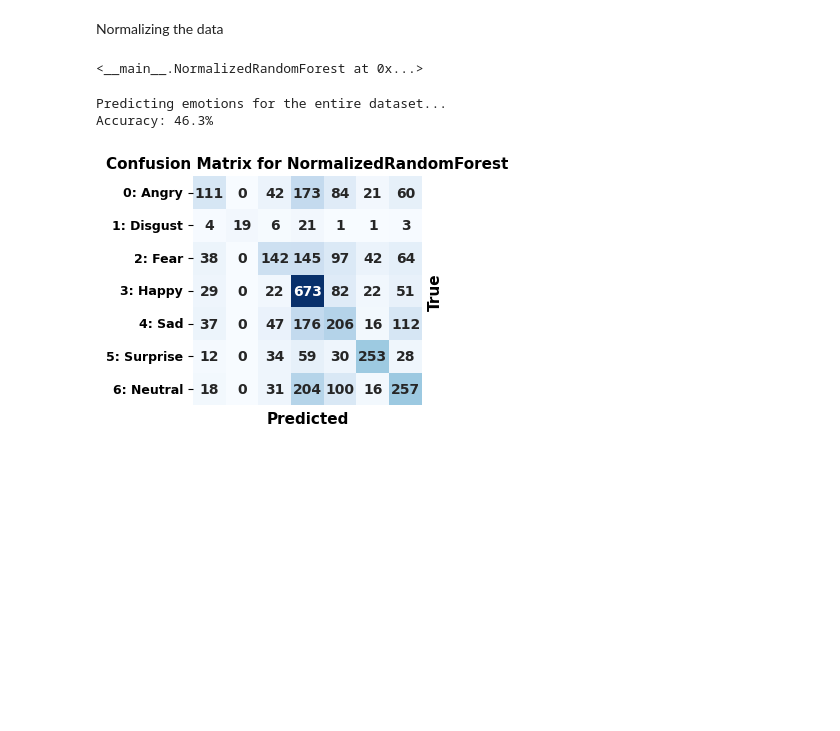
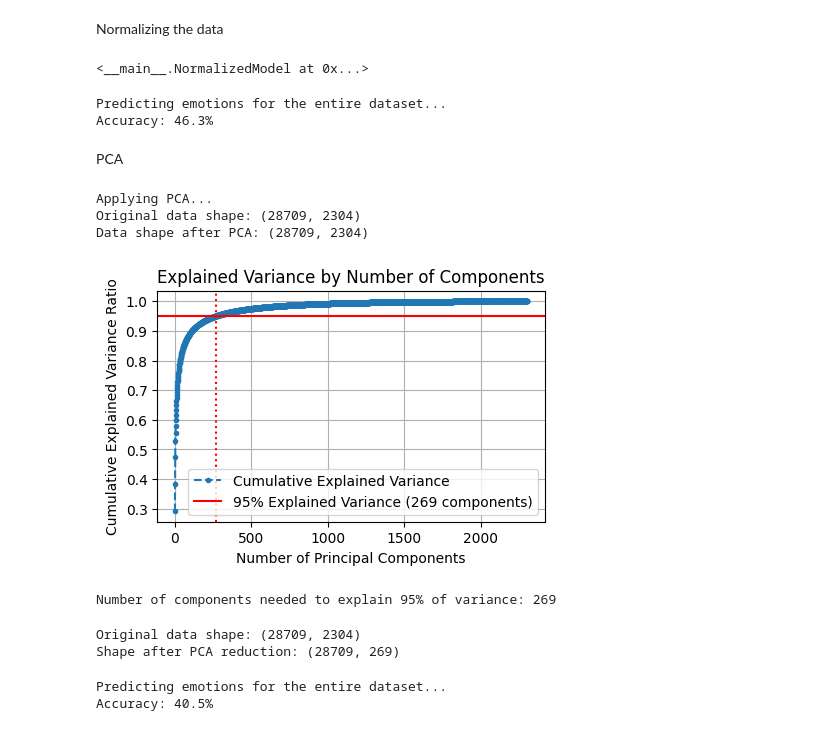
Before and after one commit to Pabloherreroo/Facial-Expression-Recognition_UsingML, a Jupyter notebook: group40_emotion_recognition.ipynb, the cells around one changed output. Cells and saved outputs as stored; diff of their text form; code cells hidden in the pictures; blank space fills up the shorter version.

Commit message:
Added PCA pipeline

```diff
--- a/group40_emotion_recognition.ipynb
+++ b/group40_emotion_recognition.ipynb
@@ -455 +469,58 @@ scaler, X_train_scaled = normalize_data(X_train)
+# %%
+normalized_rf = NormalizedModel(scaler=scaler, model=rf_model)
+
+normalized_rf.fit(X_train, y_train)
+# %% [output]
+<__main__.NormalizedModel at 0x...>
+# %%
+evaluate_model(normalized_rf, test_df)
+# %% [output]
+Predicting emotions for the entire dataset...
+Accuracy: 46.3%
+# %% [markdown]
+PCA
+# %%
+from sklearn.decomposition import PCA
+
+# Apply PCA to ALL training data (using scaler and X_train_scaled from before)
+# By not setting n_components, we compute all components to see how much variance they explain.
+print("Applying PCA...")
+pca = PCA()
+X_train_pca = pca.fit_transform(X_train_scaled)
+# %% [output]
+Applying PCA...
+Original data shape: (28709, 2304)
+Data shape after PCA: (28709, 2304)
+# %%
+# Calculate the cumulative sum of explained variance
+cumulative_variance = np.cumsum(pca.explained_variance_ratio_)
+
+plt.figure(figsize=(5, 3))
+plt.plot(range(1, len(cumulative_variance) + 1), cumulative_variance, marker='.', linestyle='--', label='Cumulative Explained Variance')
+plt.title("Explained Variance by Number of Components")
+plt.xlabel("Number of Principal Components")
+plt.ylabel("Cumulative Explained Variance Ratio")
+plt.grid(True)
+
+# Find the number of components to explain 95% of the variance
+n_components_95 = np.argmax(cumulative_variance >= 0.95) + 1
+plt.axhline(y=0.95, color='r', linestyle='-', label=f'95% Explained Variance ({n_components_95} components)')
+plt.axvline(x=n_components_95, color='r', linestyle=':')
+plt.legend(loc='best')
+plt.show()
+
+print(f"\nNumber of components needed to explain 95% of variance: {n_components_95}")
+# %% [output]
+[figure, added]
+Number of components needed to explain 95% of variance: 269
+# %%
+# Using n_components = 269 as we earlier saw its the n of components needed to explain 95% of variance
+pca_reduced = PCA(n_components=269)
+X_train_pca_reduced = pca_reduced.fit_transform(X_train_scaled)
+
+print(f"Original data shape: {X_train_scaled.shape}")
+print(f"Shape after PCA reduction: {X_train_pca_reduced.shape}")
+# %% [output]
+Original data shape: (28709, 2304)
+Shape after PCA reduction: (28709, 269)
 # %%
@@ -465,11 +540,12 @@ class NormalizedRandomForest(RandomForestModel):
-# %%
-normalized_rf = NormalizedRandomForest(scaler)
-normalized_rf.fit(X_train_scaled, y_train)
-# %% [output]
-<__main__.NormalizedRandomForest at 0x...>
-# %%
-evaluate_model(normalized_rf, test_df, confusion=True)
-# %% [output]
-Predicting emotions for the entire dataset...
-Accuracy: 46.3%
-[figure, removed]
+# %%
+rf_pca_model = RandomForestModel()
+rf_pca_model.fit(X_train_pca_reduced, y_train)
+
+full_pca_pipeline = PCAPipelineModel(scaler=scaler, pca=pca_reduced, model=rf_pca_model)
+
+# We will get worse results but thats NORMAL!
+# As we are only using a subset of the data
+evaluate_model(full_pca_pipeline, test_df, confusion=False)
+# %% [output]
+Predicting emotions for the entire dataset...
+Accuracy: 40.5%
```
Also changed, not shown: parts of 5 cells of this notebook.
